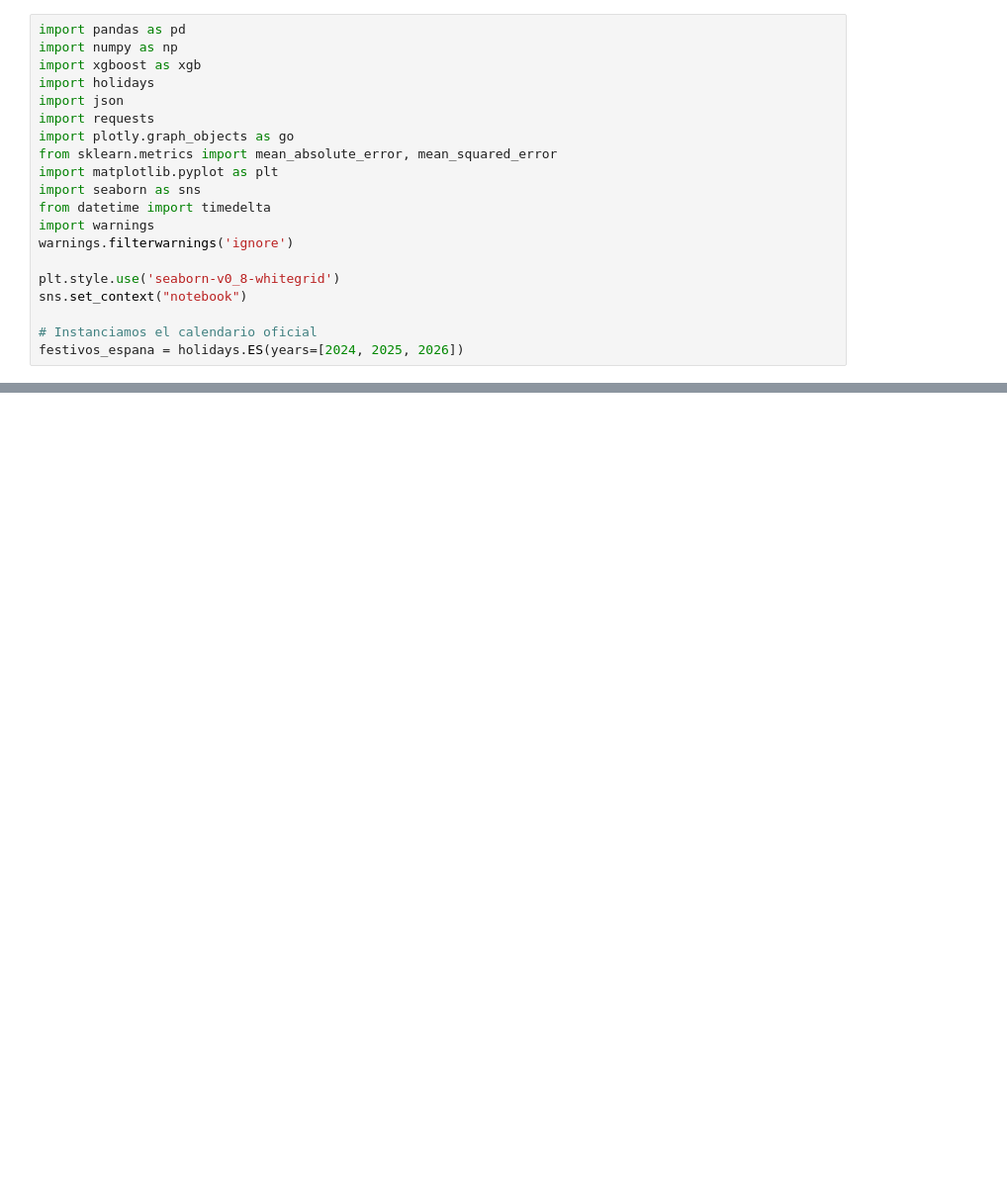
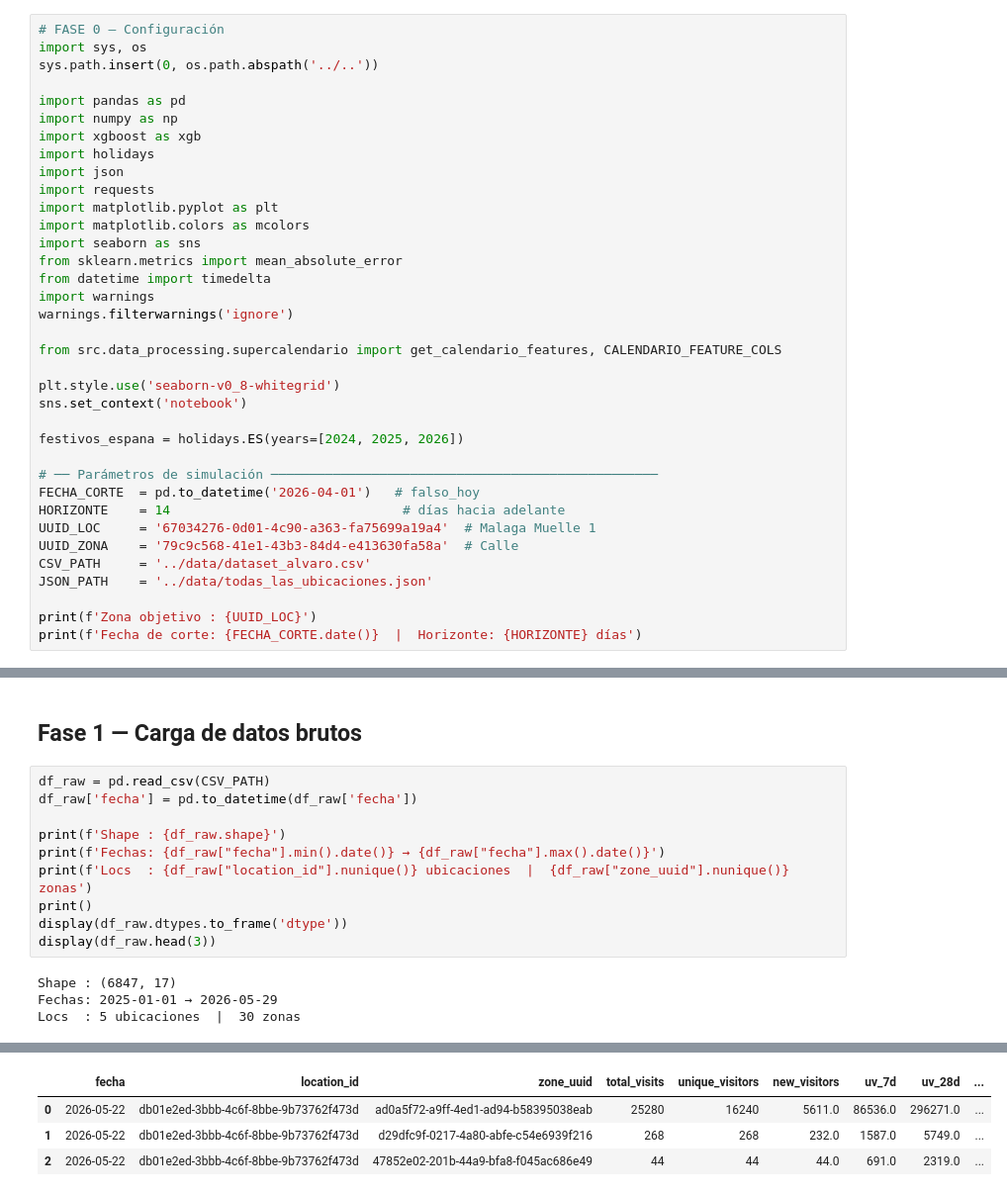
Before and after one commit to alvvos/agentic-workflow, a Jupyter notebook: src/lab/laboratorio_ml.ipynb, the cells around one changed output, grey strips where cells are left out. Shown at 99% size. Cells and saved outputs as stored; diff of their text form; blank space fills up the shorter version.

```diff
--- a/src/lab/laboratorio_ml.ipynb
+++ b/src/lab/laboratorio_ml.ipynb
@@ -1,20 +21,36 @@
 # %%
+# FASE 0 — Configuración
+import sys, os
+sys.path.insert(0, os.path.abspath('../..'))
+
 import pandas as pd
 import numpy as np
 import xgboost as xgb
 import holidays
 import json
 import requests
-import plotly.graph_objects as go
-from sklearn.metrics import mean_absolute_error, mean_squared_error
 import matplotlib.pyplot as plt
+import matplotlib.colors as mcolors
 import seaborn as sns
+from sklearn.metrics import mean_absolute_error
 from datetime import timedelta
 import warnings
 warnings.filterwarnings('ignore')
 
+from src.data_processing.supercalendario import get_calendario_features, CALENDARIO_FEATURE_COLS
+
 plt.style.use('seaborn-v0_8-whitegrid')
-sns.set_context("notebook")
+sns.set_context('notebook')
 
-# Instanciamos el calendario oficial
 festivos_espana = holidays.ES(years=[2024, 2025, 2026])
+
+# ── Parámetros de simulación ──────────────────────────────────────────────────
+FECHA_CORTE  = pd.to_datetime('2026-04-01')   # falso_hoy
+HORIZONTE    = 14                              # días hacia adelante
+UUID_LOC     = '67034276-0d01-4c90-a363-fa75699a19a4'  # Malaga Muelle 1
+UUID_ZONA    = '79c9c568-41e1-43b3-84d4-e413630fa58a'  # Calle
+CSV_PATH     = '../data/dataset_alvaro.csv'
+JSON_PATH    = '../data/todas_las_ubicaciones.json'
+
+print(f'Zona objetivo : {UUID_LOC}')
+print(f'Fecha de corte: {FECHA_CORTE.date()}  |  Horizonte: {HORIZONTE} días')
@@ -72,0 +57,16 @@ Dataset de Malaga Muelle 1 preparado: 226 días de histórico.
+# %% [markdown]
+## Fase 1 — Carga de datos brutos
+# %%
+df_raw = pd.read_csv(CSV_PATH)
+df_raw['fecha'] = pd.to_datetime(df_raw['fecha'])
+
+print(f'Shape : {df_raw.shape}')
+print(f'Fechas: {df_raw["fecha"].min().date()} → {df_raw["fecha"].max().date()}')
+print(f'Locs  : {df_raw["location_id"].nunique()} ubicaciones  |  {df_raw["zone_uuid"].nunique()} zonas')
+print()
+display(df_raw.dtypes.to_frame('dtype'))
+display(df_raw.head(3))
+# %% [output]
+Shape : (6847, 17)
+Fechas: 2025-01-01 → 2026-05-29
+Locs  : 5 ubicaciones  |  30 zonas
@@ -72,0 +91,4 @@ Dataset de Malaga Muelle 1 preparado: 226 días de histórico.
+|  | fecha | location_id | zone_uuid | total_visits | unique_visitors | new_visitors | uv_7d | uv_28d | ... |
+| 0 | 2026-05-22 | db01e2ed-3bbb-4c6f-8bbe-9b73762f473d | ad0a5f72-a9ff-4ed1-ad94-b58395038eab | 25280 | 16240 | 5611.0 | 86536.0 | 296271.0 | ... |
+| 1 | 2026-05-22 | db01e2ed-3bbb-4c6f-8bbe-9b73762f473d | d29dfc9f-0217-4a80-abfe-c54e6939f216 | 268 | 268 | 232.0 | 1587.0 | 5749.0 | ... |
+| 2 | 2026-05-22 | db01e2ed-3bbb-4c6f-8bbe-9b73762f473d | 47852e02-201b-44a9-bfa8-f045ac686e49 | 44 | 44 | 44.0 | 691.0 | 2319.0 | ... |
```
Also changed, not shown: parts of 23 cells of this notebook, 6 other files.
